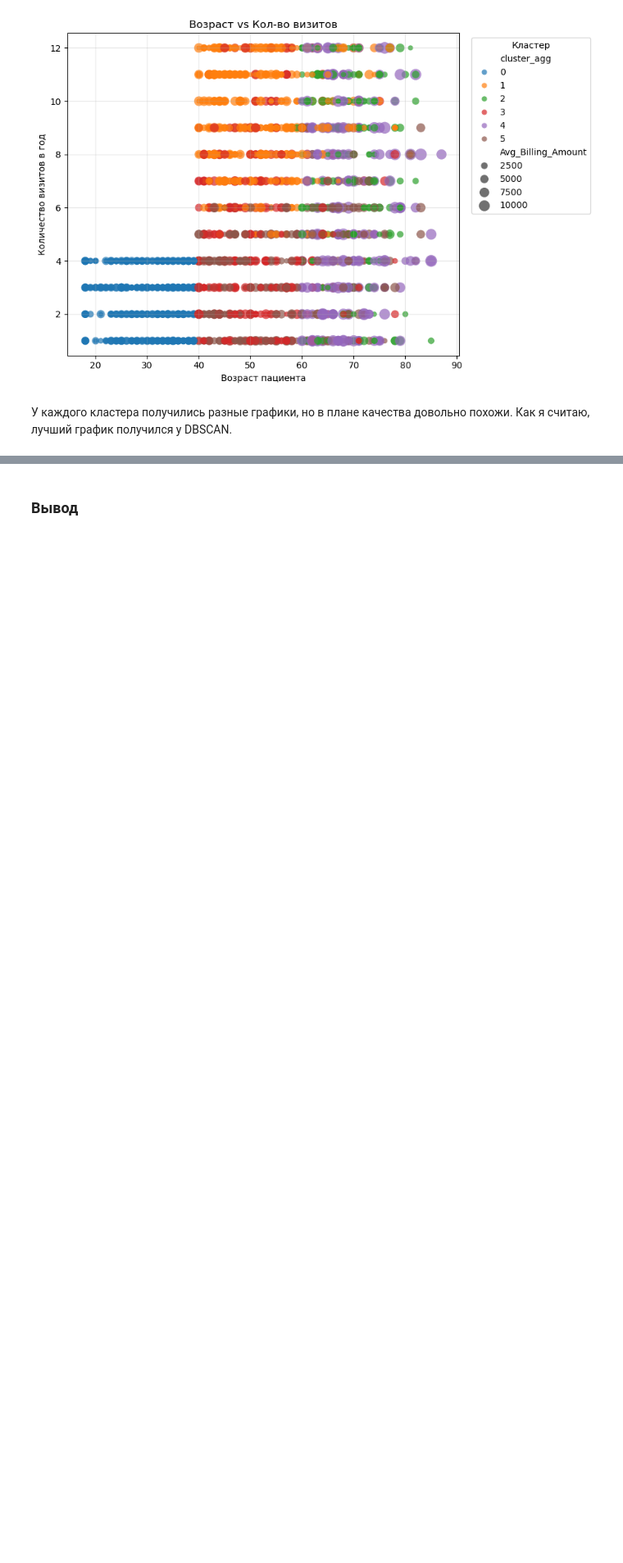
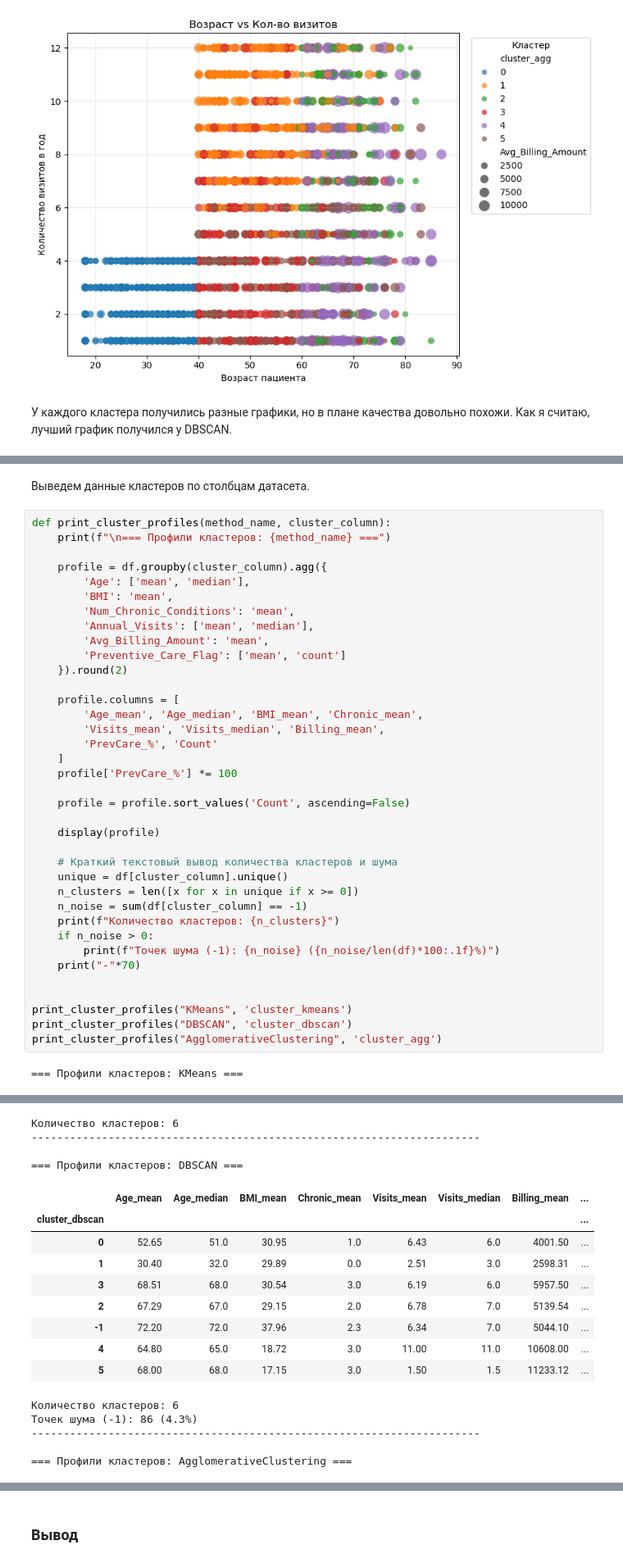
Before and after one commit to Burnt-Strudel/ComandWork1, a Jupyter notebook: command_work_clustering.ipynb, the cells around one changed output, grey strips where cells are left out. Shown at 82% size. Cells and saved outputs as stored; diff of their text form; blank space fills up the shorter version.

```diff
--- a/command_work_clustering.ipynb
+++ b/command_work_clustering.ipynb
@@ -183,0 +186,41 @@ plt.show()
+# %% [markdown]
+Выведем данные кластеров по столбцам датасета.
+# %%
+def print_cluster_profiles(method_name, cluster_column):
+    print(f"\n=== Профили кластеров: {method_name} ===")
+
+    profile = df.groupby(cluster_column).agg({
+        'Age': ['mean', 'median'],
+        'BMI': 'mean',
+        'Num_Chronic_Conditions': 'mean',
+        'Annual_Visits': ['mean', 'median'],
+        'Avg_Billing_Amount': 'mean',
+        'Preventive_Care_Flag': ['mean', 'count']
+    }).round(2)
+
+    profile.columns = [
+        'Age_mean', 'Age_median', 'BMI_mean', 'Chronic_mean',
+        'Visits_mean', 'Visits_median', 'Billing_mean',
+        'PrevCare_%', 'Count'
+    ]
+    profile['PrevCare_%'] *= 100
+
+    profile = profile.sort_values('Count', ascending=False)
+
+    display(profile)
+
+    # Краткий текстовый вывод количества кластеров и шума
+    unique = df[cluster_column].unique()
+    n_clusters = len([x for x in unique if x >= 0])
+    n_noise = sum(df[cluster_column] == -1)
+    print(f"Количество кластеров: {n_clusters}")
+    if n_noise > 0:
+        print(f"Точек шума (-1): {n_noise} ({n_noise/len(df)*100:.1f}%)")
+    print("-"*70)
+
+
+print_cluster_profiles("KMeans", 'cluster_kmeans')
+print_cluster_profiles("DBSCAN", 'cluster_dbscan')
+print_cluster_profiles("AgglomerativeClustering", 'cluster_agg')
+# %% [output]
+=== Профили кластеров: KMeans ===
@@ -183,0 +235,18 @@ plt.show()
+Количество кластеров: 6
+----------------------------------------------------------------------
+
+=== Профили кластеров: DBSCAN ===
+|  | Age_mean | Age_median | BMI_mean | Chronic_mean | Visits_mean | Visits_median | Billing_mean | ... |
+| cluster_dbscan |  |  |  |  |  |  |  | ... |
+| 0 | 52.65 | 51.0 | 30.95 | 1.0 | 6.43 | 6.0 | 4001.50 | ... |
+| 1 | 30.40 | 32.0 | 29.89 | 0.0 | 2.51 | 3.0 | 2598.31 | ... |
+| 3 | 68.51 | 68.0 | 30.54 | 3.0 | 6.19 | 6.0 | 5957.50 | ... |
+| 2 | 67.29 | 67.0 | 29.15 | 2.0 | 6.78 | 7.0 | 5139.54 | ... |
+| -1 | 72.20 | 72.0 | 37.96 | 2.3 | 6.34 | 7.0 | 5044.10 | ... |
+| 4 | 64.80 | 65.0 | 18.72 | 3.0 | 11.00 | 11.0 | 10608.00 | ... |
+| 5 | 68.00 | 68.0 | 17.15 | 3.0 | 1.50 | 1.5 | 11233.12 | ... |
+Количество кластеров: 6
+Точек шума (-1): 86 (4.3%)
+----------------------------------------------------------------------
+
+=== Профили кластеров: AgglomerativeClustering ===
```
Also changed, not shown: parts of 9 cells of this notebook.
